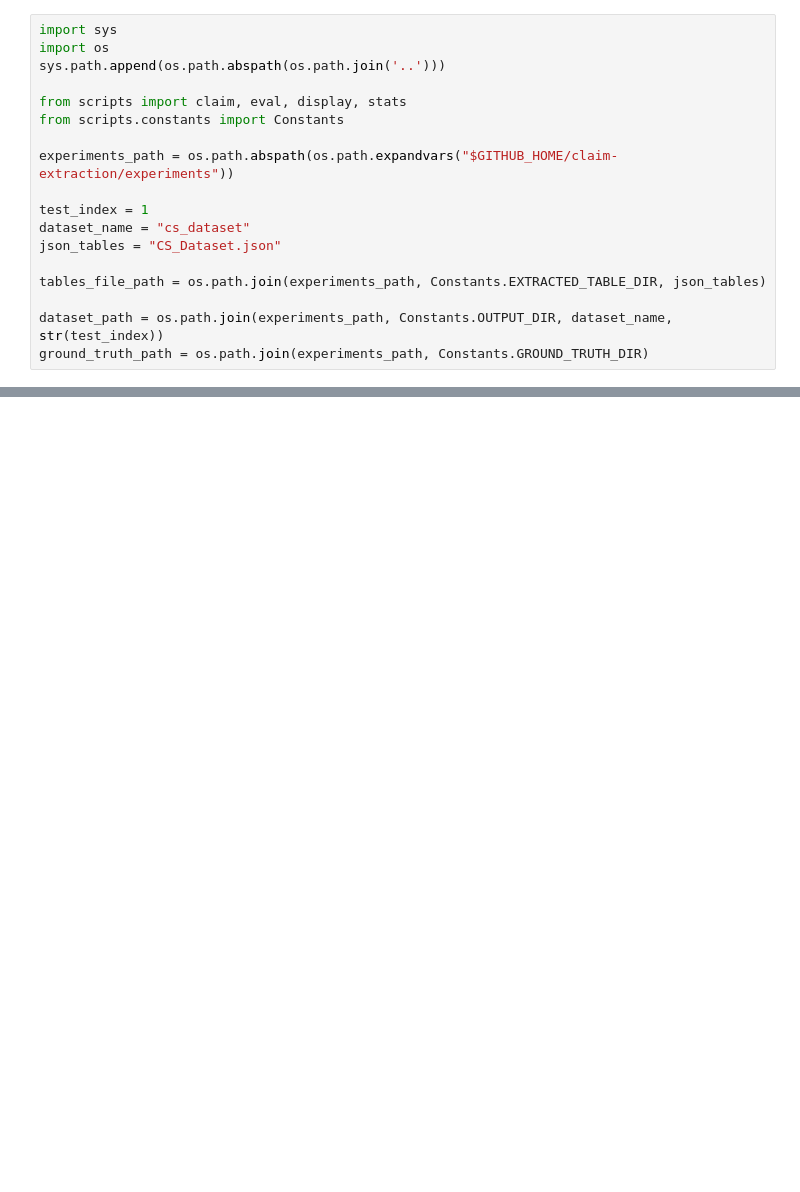
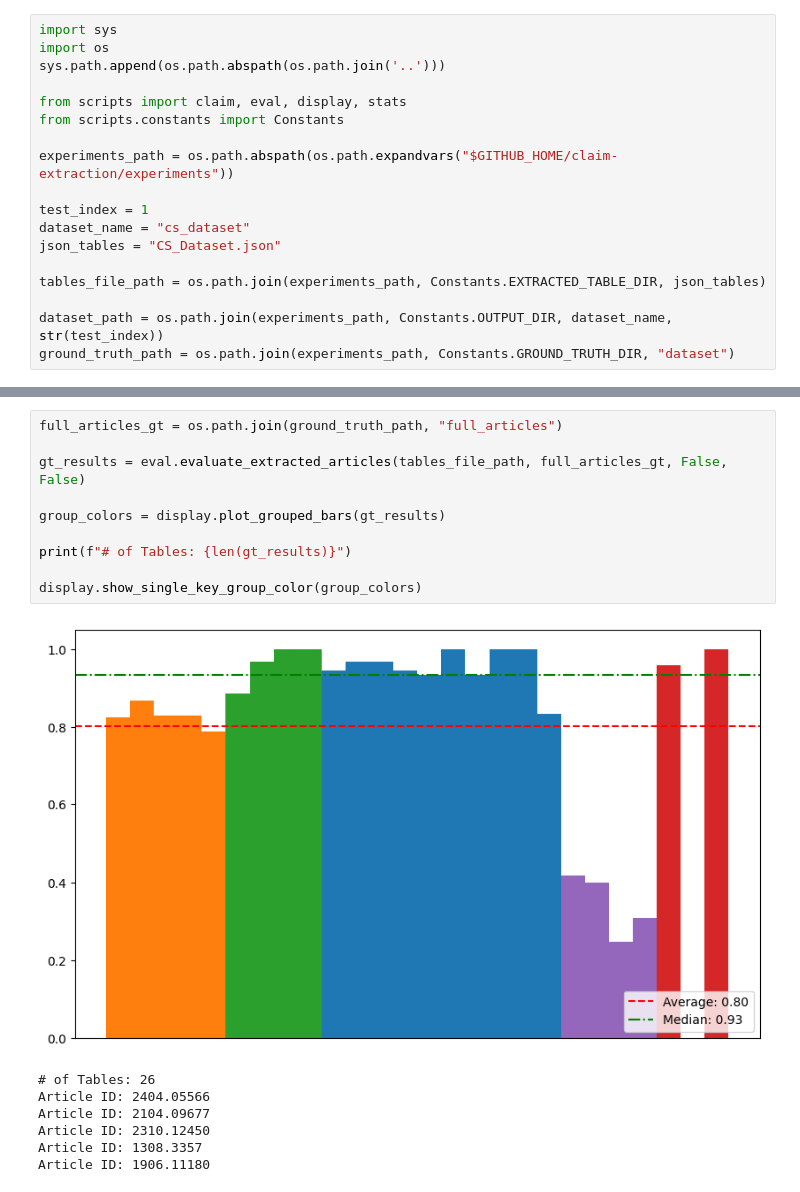
Before and after one commit to menicacci/desiree, a Jupyter notebook: notebooks/claims_check.ipynb, the cells around one changed output, grey strips where cells are left out. Cells and saved outputs as stored; diff of their text form; blank space fills up the shorter version.

Commit message:
display fix

```diff
--- a/notebooks/claims_check.ipynb
+++ b/notebooks/claims_check.ipynb
@@ -15,7 +15,7 @@ json_tables = "CS_Dataset.json"
 tables_file_path = os.path.join(experiments_path, Constants.EXTRACTED_TABLE_DIR, json_tables)
 
 dataset_path = os.path.join(experiments_path, Constants.OUTPUT_DIR, dataset_name, str(test_index))
-ground_truth_path = os.path.join(experiments_path, Constants.GROUND_TRUTH_DIR)
+ground_truth_path = os.path.join(experiments_path, Constants.GROUND_TRUTH_DIR, "dataset")
 # %%
 d_results = eval.evaluate_extracted_articles(tables_file_path, dataset_path, False, False)
 
@@ -57,2 +57,20 @@ All Correct Tables Coverage Results - # Tables 1173
 Bad Extractions: 71/1244 - 0.0571
+# %%
+full_articles_gt = os.path.join(ground_truth_path, "full_articles")
+
+gt_results = eval.evaluate_extracted_articles(tables_file_path, full_articles_gt, False, False)
+
+group_colors = display.plot_grouped_bars(gt_results)
+
+print(f"# of Tables: {len(gt_results)}")
+
+display.show_single_key_group_color(group_colors)
+# %% [output]
+[figure, added]
+# of Tables: 26
+Article ID: 2404.05566
+Article ID: 2104.09677
+Article ID: 2310.12450
+Article ID: 1308.3357
+Article ID: 1906.11180
 # %%
```
Also changed, not shown: parts of 5 cells of this notebook, 1 other file.
